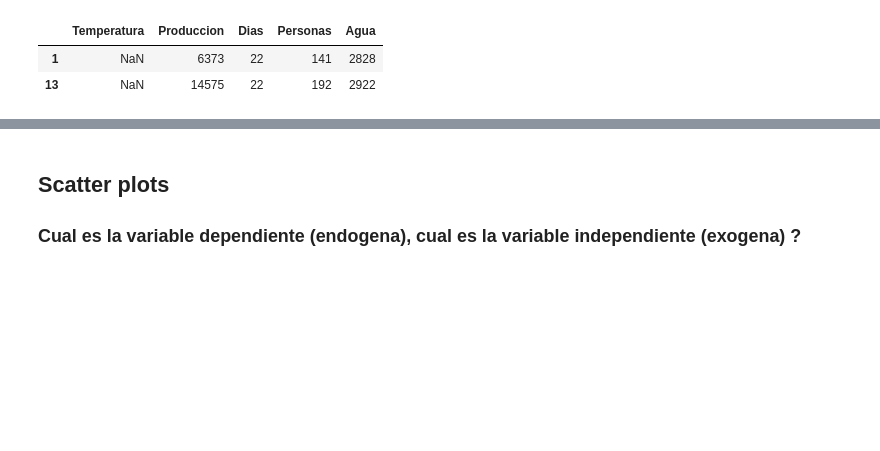
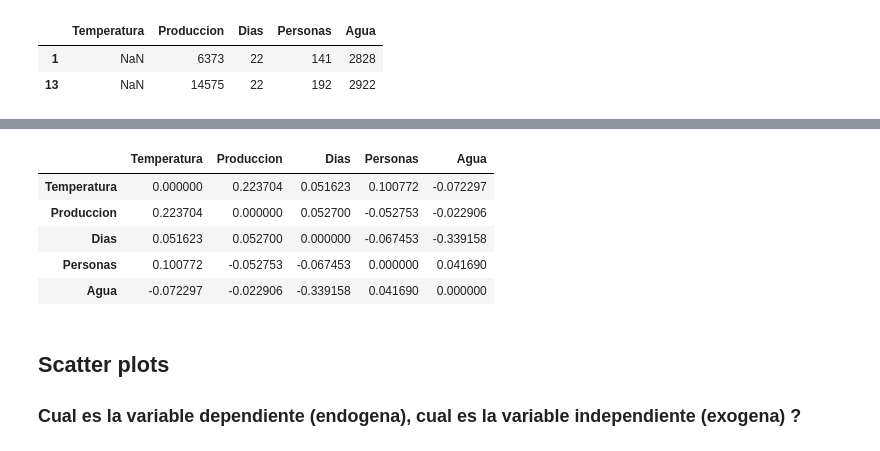
Before and after one commit to cientificas-de-datos/2019BWB, a Jupyter notebook: Regresion.ipynb, the cells around one changed output, grey strips where cells are left out. Saved outputs shown, nothing was run; the diff lists cells and outputs as text; code cells hidden in the pictures; blank space fills up the shorter version.

```diff
--- a/Regresion.ipynb
+++ b/Regresion.ipynb
@@ -137,3 +167,12 @@ dataNullDf
+# %%
+spearman - pearson
+# %% [output]
+|  | Temperatura | Produccion | Dias | Personas | Agua |
+| Temperatura | 0.000000 | 0.223704 | 0.051623 | 0.100772 | -0.072297 |
+| Produccion | 0.223704 | 0.000000 | 0.052700 | -0.052753 | -0.022906 |
+| Dias | 0.051623 | 0.052700 | 0.000000 | -0.067453 | -0.339158 |
+| Personas | 0.100772 | -0.052753 | -0.067453 | 0.000000 | 0.041690 |
+| Agua | -0.072297 | -0.022906 | -0.339158 | 0.041690 | 0.000000 |
 # %% [markdown]
 ## Scatter plots
 
```
Also changed, not shown: parts of 4 cells of this notebook.
